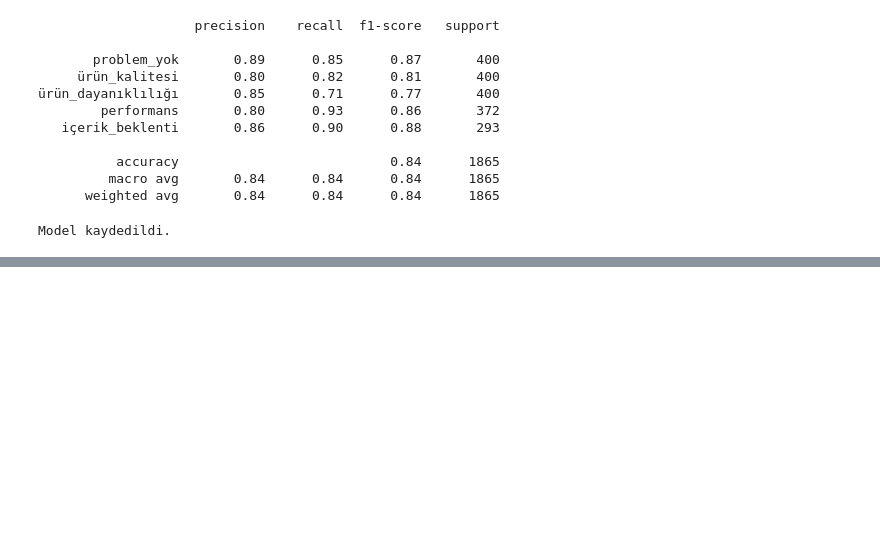
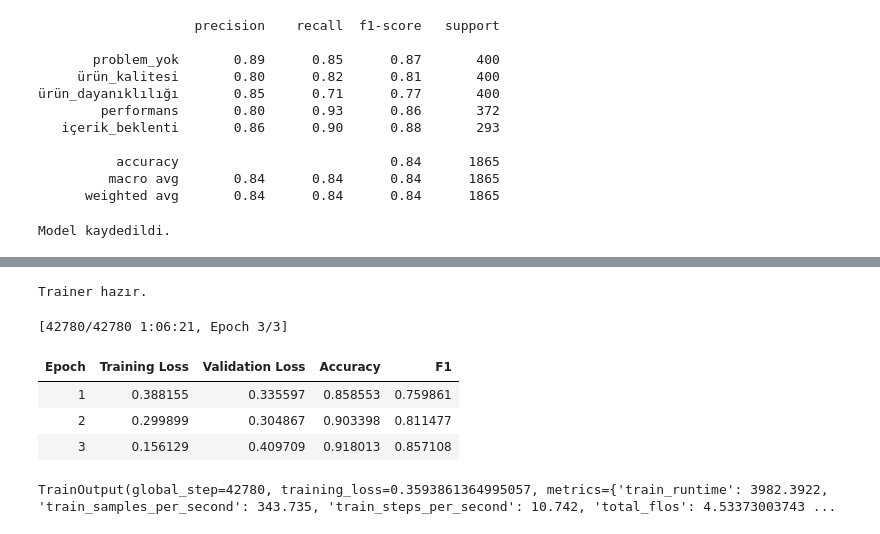
Before and after one commit to Arzuyasar/amazon-customer-review, a Jupyter notebook: notebooks/bert_finetuning.ipynb, the cells around one changed output, grey strips where cells are left out. Saved outputs shown, nothing was run; the diff lists cells and outputs as text; code cells hidden in the pictures; blank space fills up the shorter version.

Commit message:
feat: BERT v2 - 7 kategori, class-weighted, 533k veri (Macro F1: 0.84, Acc: 0.92)

```diff
--- a/notebooks/bert_finetuning.ipynb
+++ b/notebooks/bert_finetuning.ipynb
@@ -262,0 +410,7 @@ Model kaydedildi.
+# %%
+model = AutoModelForSequenceClassification.from_pretrained(
+    MODEL_NAME,
+    num_labels=len(LABEL2ID),
+    id2label=ID2LABEL,
+    label2id=LABEL2ID
+)
@@ -262,0 +445,44 @@ Model kaydedildi.
+# %%
+training_args = TrainingArguments(
+    output_dir=BASE_PATH + "model/bert_v2",
+    num_train_epochs=3,
+    per_device_train_batch_size=32,
+    per_device_eval_batch_size=64,
+    eval_strategy="epoch",
+    save_strategy="epoch",
+    load_best_model_at_end=True,
+    metric_for_best_model="f1",
+    logging_steps=200,
+    warmup_steps=500,
+    weight_decay=0.01,
+    fp16=True,
+)
+# %%
+from sklearn.metrics import f1_score
+
+def compute_metrics(eval_pred):
+    logits, labels = eval_pred
+    preds = np.argmax(logits, axis=-1)
+    f1 = f1_score(labels, preds, average='macro')
+    acc = (preds == labels).mean()
+    return {'accuracy': acc, 'f1': f1}
+# %%
+trainer = WeightedTrainer(
+    model=model,
+    args=training_args,
+    train_dataset=train_dataset,
+    eval_dataset=val_dataset,
+    compute_metrics=compute_metrics,
+)
+print("Trainer hazır.")
+# %% [output]
+Trainer hazır.
+# %%
+trainer.train()
+# %% [output]
+[42780/42780 1:06:21, Epoch 3/3]
+| Epoch | Training Loss | Validation Loss | Accuracy | F1 |
+| 1 | 0.388155 | 0.335597 | 0.858553 | 0.759861 |
+| 2 | 0.299899 | 0.304867 | 0.903398 | 0.811477 |
+| 3 | 0.156129 | 0.409709 | 0.918013 | 0.857108 |
+TrainOutput(global_step=42780, training_loss=0.3593861364995057, metrics={'train_runtime': 3982.3922, 'train_samples_per_second': 343.735, 'train_steps_per_second': 10.742, 'total_flos': 4.53373003743 ...
```
Also changed, not shown: parts of 20 cells of this notebook.
